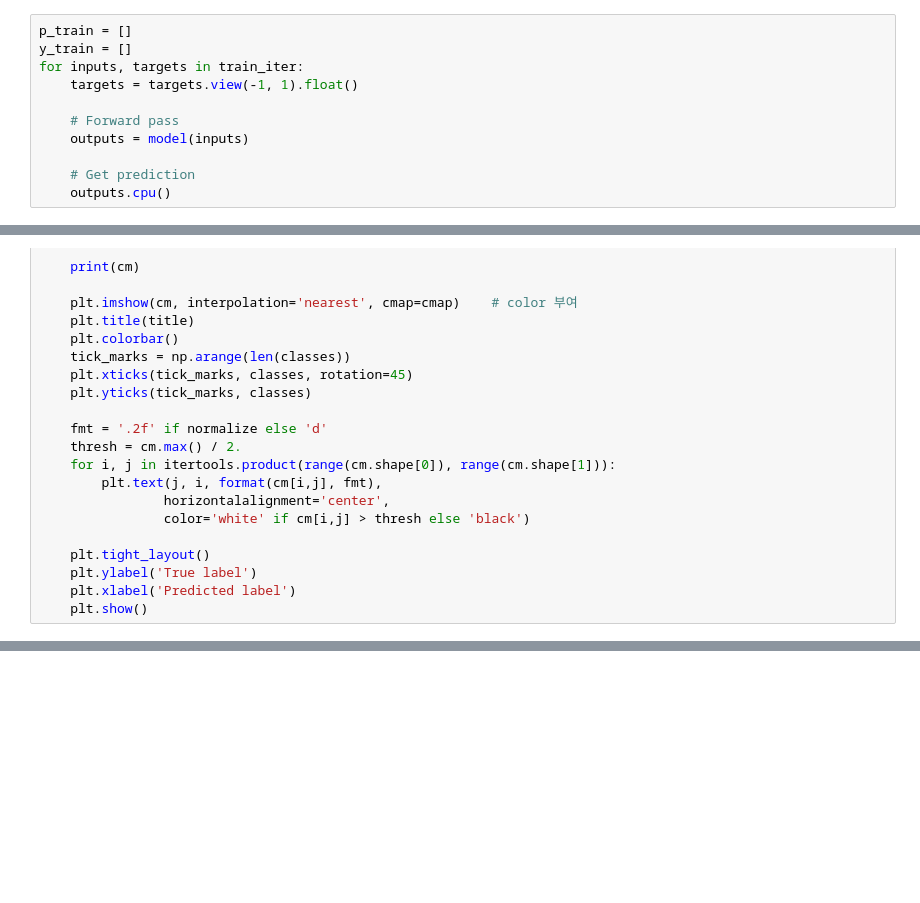
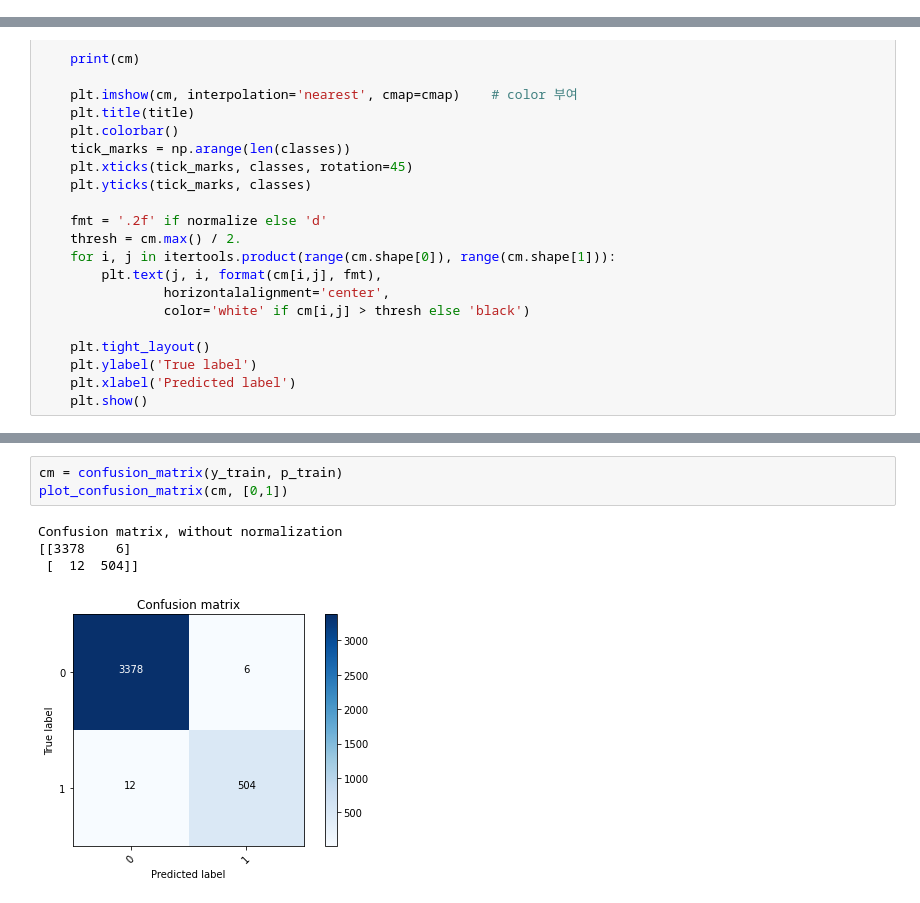
Before and after one commit to comchem/Pytorch_DeepLearning_Tutorials, a Jupyter notebook: Sec7-NLP_ANN/4-Text_Classification_RNN_with_Prediction.ipynb, the cells around one changed output, grey strips where cells are left out. Drawn from its saved outputs; the diff is of its cells as text; blank space fills up the shorter version.

```diff
--- a/Sec7-NLP_ANN/4-Text_Classification_RNN_with_Prediction.ipynb
+++ b/Sec7-NLP_ANN/4-Text_Classification_RNN_with_Prediction.ipynb
@@ -296,14 +296,3 @@ AttributeError: ignored
-# %%
-p_train = []
-y_train = []
-for inputs, targets in train_iter:
-    targets = targets.view(-1, 1).float()
-
-    # Forward pass
-    outputs = model(inputs)
-
-    # Get prediction
-    outputs.cpu()
 # %%
 df[df['labels'] == 'spam'].size / df.size
 # %% [output]
@@ -353,0 +347,8 @@ NameError: ignored
+# %%
+cm = confusion_matrix(y_train, p_train)
+plot_confusion_matrix(cm, [0,1])
+# %% [output]
+Confusion matrix, without normalization
+[[3378    6]
+ [  12  504]]
+[figure, added]
```
Also changed, not shown: parts of 10 cells of this notebook.
